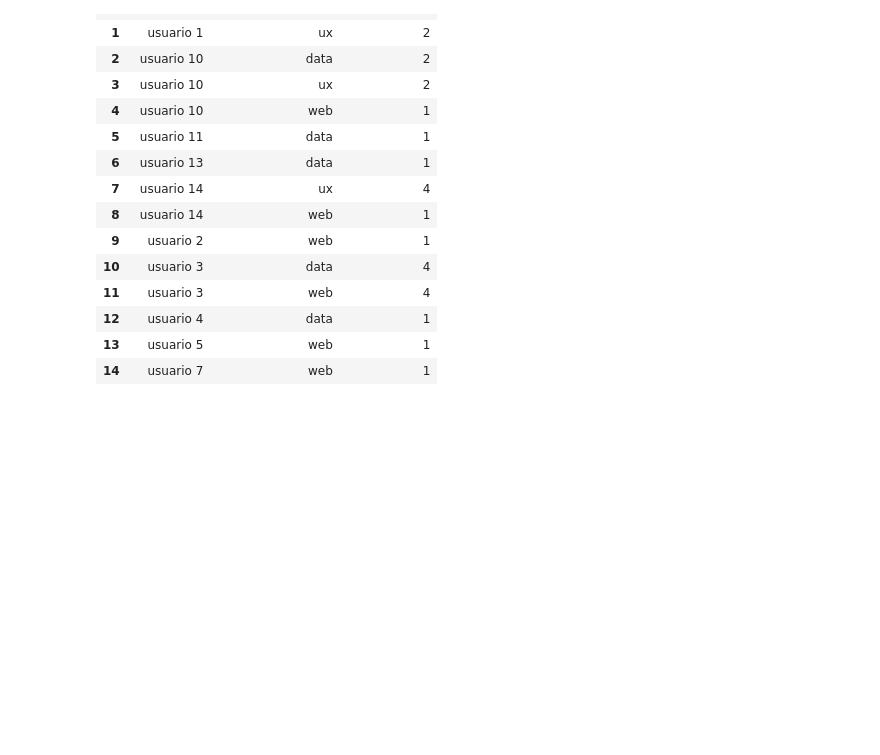
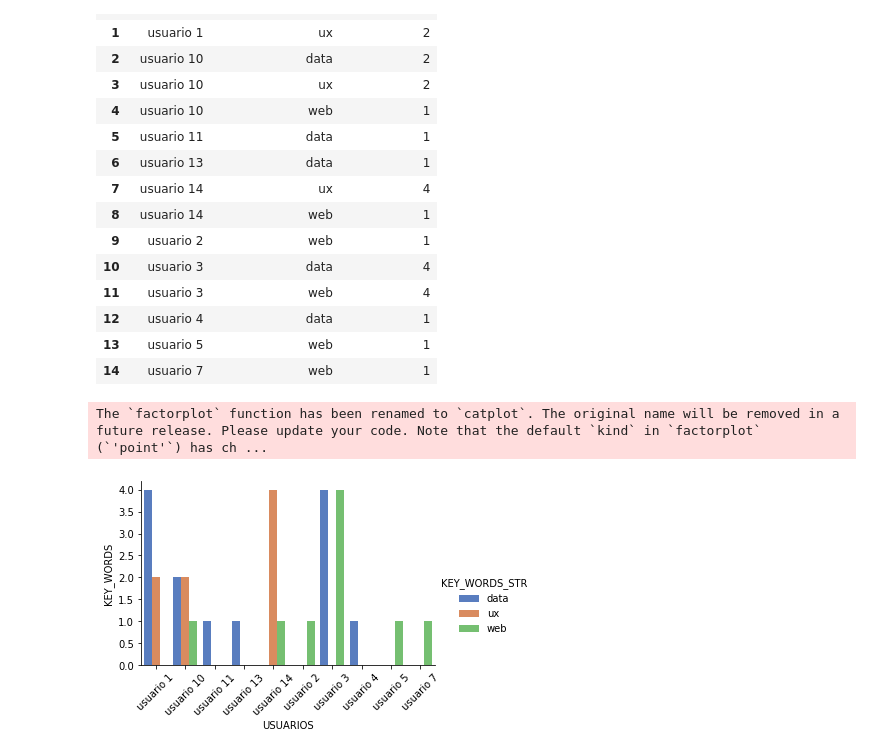
Before and after one commit to isaitu11/Final-Project-IH, a Jupyter notebook: BOT_PROYECT/CHAT_BOT_PROYECT.ipynb, the cells around one changed output. Saved outputs shown, nothing was run; the diff lists cells and outputs as text; code cells hidden in the pictures; blank space fills up the shorter version.

```diff
--- a/BOT_PROYECT/CHAT_BOT_PROYECT.ipynb
+++ b/BOT_PROYECT/CHAT_BOT_PROYECT.ipynb
@@ -224,0 +228,9 @@ usuario_bootcamp
+# %%
+#sns.set(style="whitegrid")
+grafica = sns.factorplot('USUARIOS','KEY_WORDS','KEY_WORDS_STR', data=usuario_bootcamp, kind='bar',palette='muted',legend=True)
+grafica.set_xticklabels(rotation=45).fig.set_figheight(3)
+
+plt.show()
+# %% [output]
+The `factorplot` function has been renamed to `catplot`. The original name will be removed in a future release. Please update your code. Note that the default `kind` in `factorplot` (`'point'`) has ch ...
+[figure, added]
```
Also changed, not shown: parts of 4 cells of this notebook, 1 other file.
